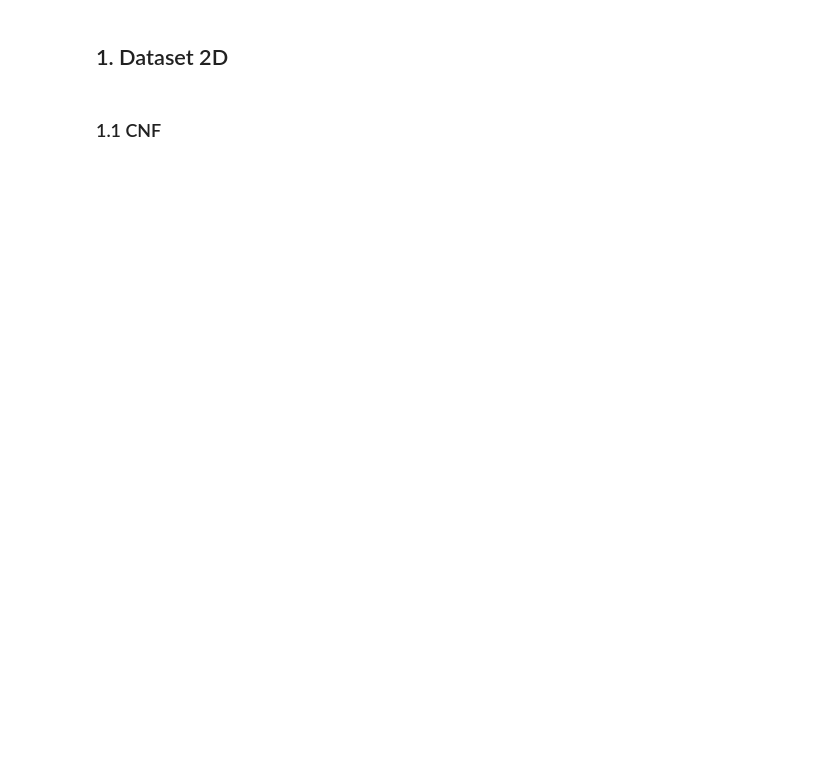
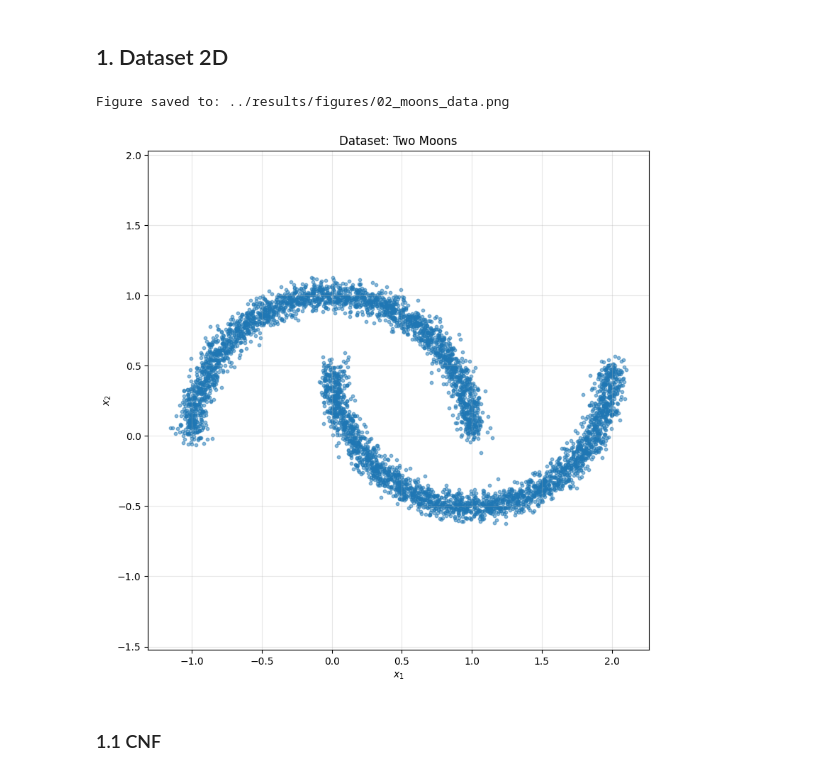
Before and after one commit to lucascbarbosa/flow, a Jupyter notebook: notebooks/02_cnf_trace_comparison.ipynb, the cells around one changed output. Drawn from its saved outputs; the diff is of its cells as text; code cells hidden in the pictures; blank space fills up the shorter version.

```diff
--- a/notebooks/02_cnf_trace_comparison.ipynb
+++ b/notebooks/02_cnf_trace_comparison.ipynb
@@ -39,22 +41,24 @@ os.makedirs(CHECKPOINTS_DIR, exist_ok=True)
 # %%
 # Criar dataset 2D
 dataset_2d = Synthetic2D(n_samples=5000, noise=0.05, dataset_type='moons')
 dataloader_2d = get_dataloader(dataset_2d, batch_size=128, shuffle=True)
 
 # Dataset and model names for file naming
 DATASET_2D_NAME = 'moons'
 
 # Visualizar
 fig, ax = plt.subplots(1, 1, figsize=(8, 8))
 Synthetic2DViz.plot_data_distribution(
     dataset_2d.data,
-    labels=dataset_2d.labels,
     ax=ax,
     title="Dataset: Two Moons",
     save_path=os.path.join(FIGURES_DIR, f'02_{DATASET_2D_NAME}_data.png')
 )
 plt.tight_layout()
 plt.show()
+# %% [output]
+Figure saved to: ../results/figures/02_moons_data.png
+[figure, added]
 # %% [markdown]
 ### 1.1 CNF
 # %%
```
Also changed, not shown: parts of 3 cells of this notebook, 12 other files.
